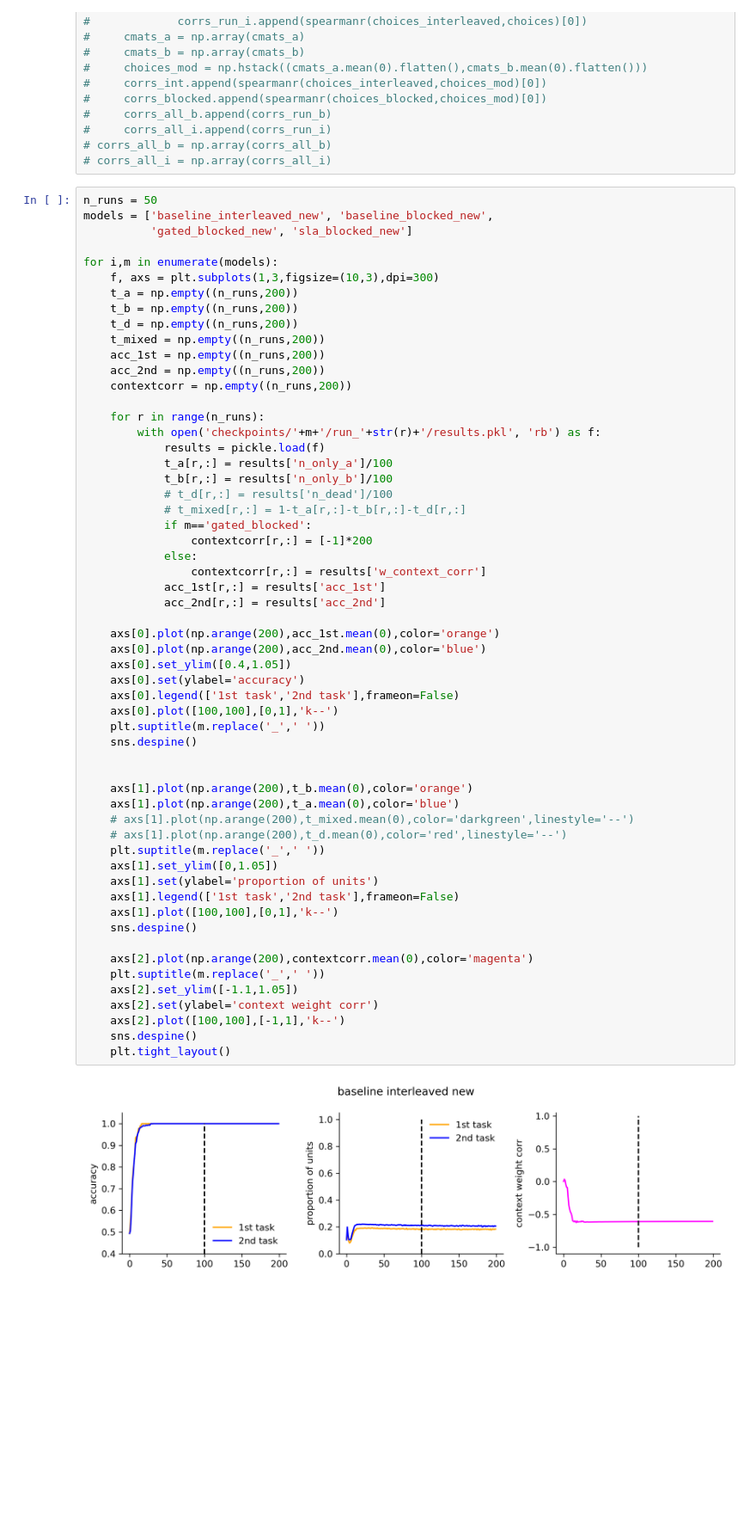
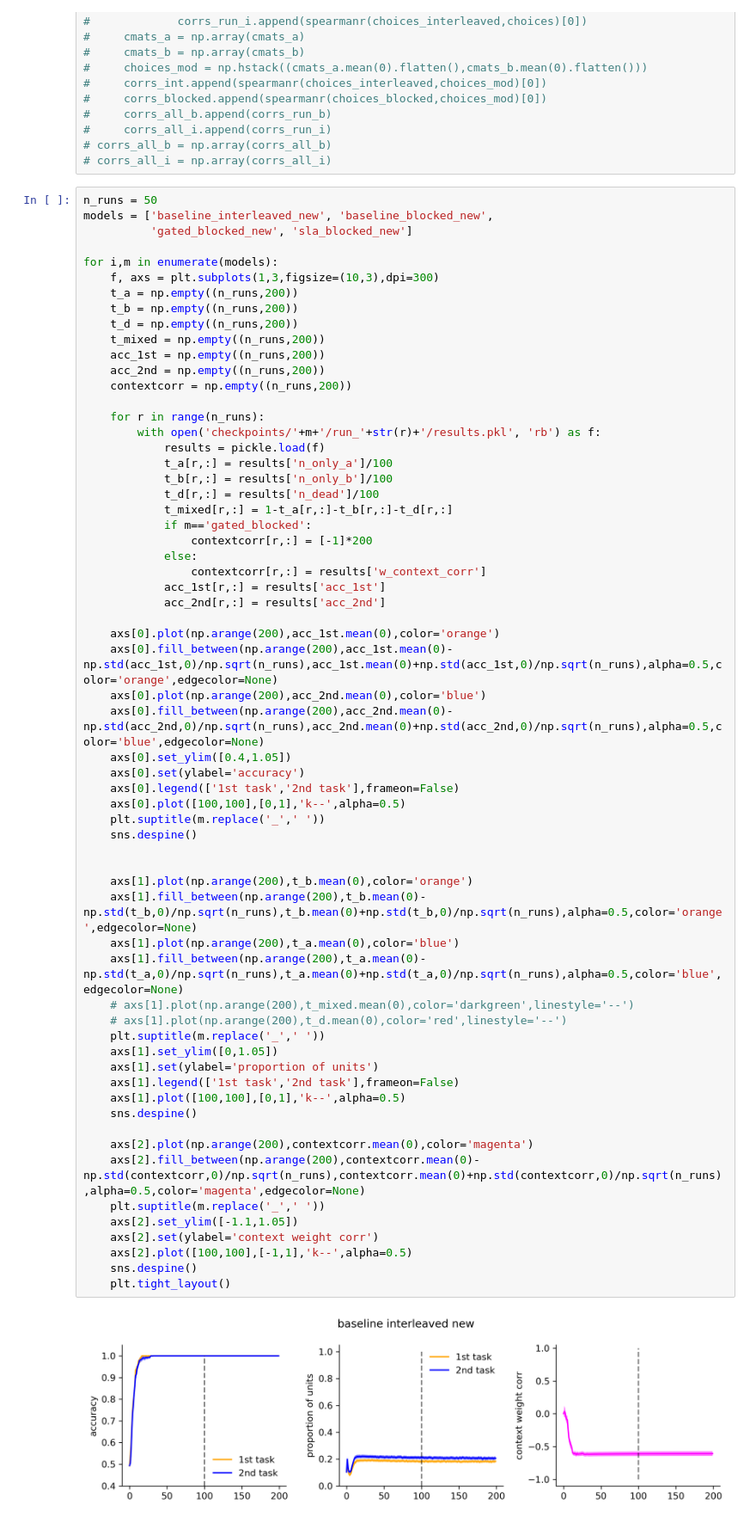
Before and after one commit to summerfieldlab/Flesch_Nagy_etal_HebbCL, a Jupyter notebook: scratchpad.ipynb, the cells around one changed output. Shown at 86% size. Drawn from its saved outputs; the diff is of its cells as text; blank space fills up the shorter version.

```diff
--- a/scratchpad.ipynb
+++ b/scratchpad.ipynb
@@ -63,42 +60,47 @@ for i,m in enumerate(models):
             results = pickle.load(f)
             t_a[r,:] = results['n_only_a']/100
             t_b[r,:] = results['n_only_b']/100
-            # t_d[r,:] = results['n_dead']/100
-            # t_mixed[r,:] = 1-t_a[r,:]-t_b[r,:]-t_d[r,:]
+            t_d[r,:] = results['n_dead']/100
+            t_mixed[r,:] = 1-t_a[r,:]-t_b[r,:]-t_d[r,:]
             if m=='gated_blocked':
                 contextcorr[r,:] = [-1]*200
             else:
                 contextcorr[r,:] = results['w_context_corr']
             acc_1st[r,:] = results['acc_1st']
             acc_2nd[r,:] = results['acc_2nd']
 
     axs[0].plot(np.arange(200),acc_1st.mean(0),color='orange')
+    axs[0].fill_between(np.arange(200),acc_1st.mean(0)-np.std(acc_1st,0)/np.sqrt(n_runs),acc_1st.mean(0)+np.std(acc_1st,0)/np.sqrt(n_runs),alpha=0.5,color='orange',edgecolor=None)
     axs[0].plot(np.arange(200),acc_2nd.mean(0),color='blue')
+    axs[0].fill_between(np.arange(200),acc_2nd.mean(0)-np.std(acc_2nd,0)/np.sqrt(n_runs),acc_2nd.mean(0)+np.std(acc_2nd,0)/np.sqrt(n_runs),alpha=0.5,color='blue',edgecolor=None)
     axs[0].set_ylim([0.4,1.05])
     axs[0].set(ylabel='accuracy')
     axs[0].legend(['1st task','2nd task'],frameon=False)
-    axs[0].plot([100,100],[0,1],'k--')
+    axs[0].plot([100,100],[0,1],'k--',alpha=0.5)
     plt.suptitle(m.replace('_',' '))
     sns.despine()
 
 
     axs[1].plot(np.arange(200),t_b.mean(0),color='orange')
+    axs[1].fill_between(np.arange(200),t_b.mean(0)-np.std(t_b,0)/np.sqrt(n_runs),t_b.mean(0)+np.std(t_b,0)/np.sqrt(n_runs),alpha=0.5,color='orange',edgecolor=None)
     axs[1].plot(np.arange(200),t_a.mean(0),color='blue')
+    axs[1].fill_between(np.arange(200),t_a.mean(0)-np.std(t_a,0)/np.sqrt(n_runs),t_a.mean(0)+np.std(t_a,0)/np.sqrt(n_runs),alpha=0.5,color='blue',edgecolor=None)
     # axs[1].plot(np.arange(200),t_mixed.mean(0),color='darkgreen',linestyle='--')
     # axs[1].plot(np.arange(200),t_d.mean(0),color='red',linestyle='--')
     plt.suptitle(m.replace('_',' '))
     axs[1].set_ylim([0,1.05])
     axs[1].set(ylabel='proportion of units')
     axs[1].legend(['1st task','2nd task'],frameon=False)
-    axs[1].plot([100,100],[0,1],'k--')
+    axs[1].plot([100,100],[0,1],'k--',alpha=0.5)
     sns.despine()
 
     axs[2].plot(np.arange(200),contextcorr.mean(0),color='magenta')
+    axs[2].fill_between(np.arange(200),contextcorr.mean(0)-np.std(contextcorr,0)/np.sqrt(n_runs),contextcorr.mean(0)+np.std(contextcorr,0)/np.sqrt(n_runs),alpha=0.5,color='magenta',edgecolor=None)
     plt.suptitle(m.replace('_',' '))
     axs[2].set_ylim([-1.1,1.05])
     axs[2].set(ylabel='context weight corr')
-    axs[2].plot([100,100],[-1,1],'k--')
+    axs[2].plot([100,100],[-1,1],'k--',alpha=0.5)
     sns.despine()
     plt.tight_layout()
 # %% [output]
-[figure, old version]
+[figure, new version]
```
Also changed, not shown: parts of 2 cells of this notebook.
